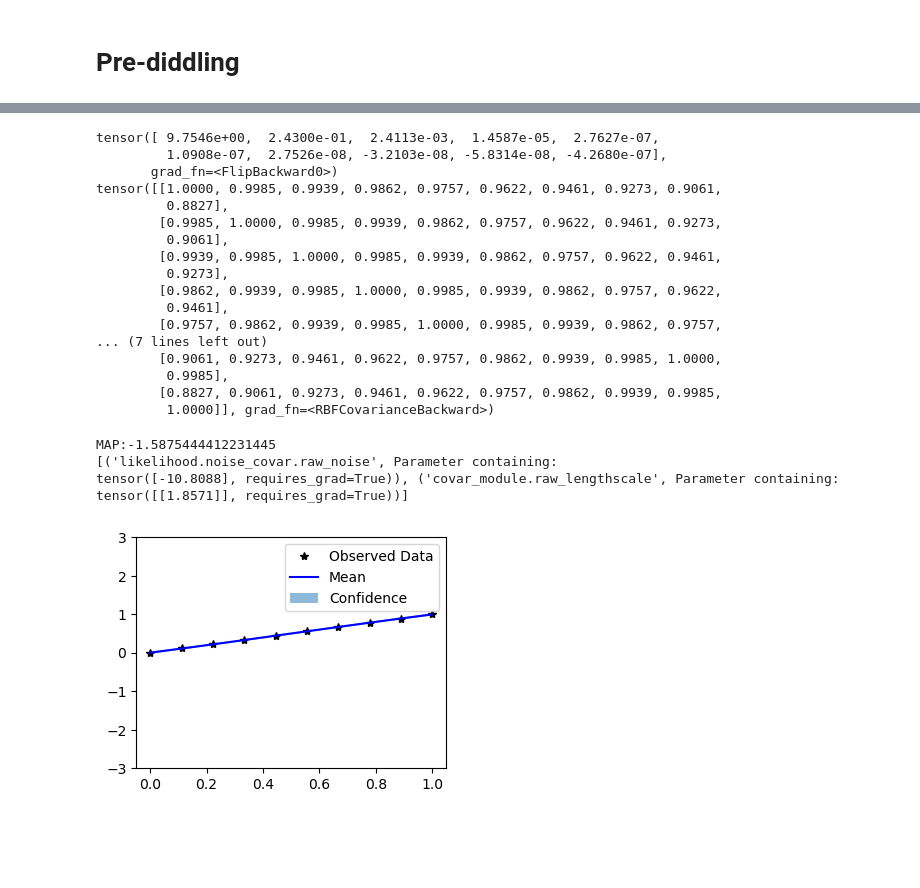
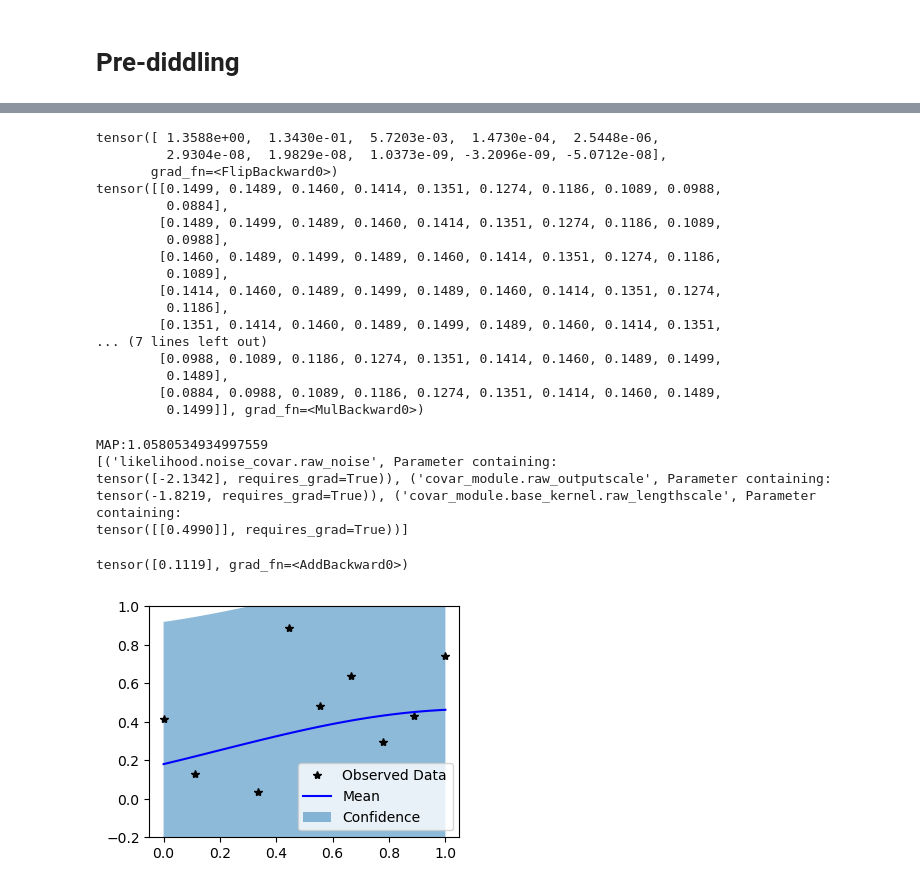
Before and after one commit to ABesginow/LaplaceKernelSearch, a Jupyter notebook: exploration_tests/linear.ipynb, the cells around one changed output, grey strips where cells are left out. Saved outputs shown, nothing was run; the diff lists cells and outputs as text; code cells hidden in the pictures; blank space fills up the shorter version.

```diff
--- a/exploration_tests/linear.ipynb
+++ b/exploration_tests/linear.ipynb
@@ -275,6 +275,7 @@ END = 1
 COUNT = 10
 train_x = torch.linspace(0, END, COUNT)
 train_y = torch.linspace(0, END, COUNT)
+train_y += torch.randn(train_x.size()) * torch.sqrt(torch.tensor(0.1))
 plt.plot(train_x, train_y, "o")
 # %% [output]
 [<matplotlib.lines.Line2D at 0x...>]
@@ -330,54 +333,61 @@ IndexError: invalid index of a 0-dim tensor. Use `tensor.item()` in Python or `t
 print(torch.linalg.eigh(model(train_x).covariance_matrix)[0].flip(0))
 print(model(train_x).covariance_matrix)
 # %% [output]
-tensor([ 9.7546e+00,  2.4300e-01,  2.4113e-03,  1.4587e-05,  2.7627e-07,
-         1.0908e-07,  2.7526e-08, -3.2103e-08, -5.8314e-08, -4.2680e-07],
+tensor([ 1.3588e+00,  1.3430e-01,  5.7203e-03,  1.4730e-04,  2.5448e-06,
+         2.9304e-08,  1.9829e-08,  1.0373e-09, -3.2096e-09, -5.0712e-08],
        grad_fn=<FlipBackward0>)
-tensor([[1.0000, 0.9985, 0.9939, 0.9862, 0.9757, 0.9622, 0.9461, 0.9273, 0.9061,
-         0.8827],
-        [0.9985, 1.0000, 0.9985, 0.9939, 0.9862, 0.9757, 0.9622, 0.9461, 0.9273,
-         0.9061],
-        [0.9939, 0.9985, 1.0000, 0.9985, 0.9939, 0.9862, 0.9757, 0.9622, 0.9461,
-         0.9273],
-        [0.9862, 0.9939, 0.9985, 1.0000, 0.9985, 0.9939, 0.9862, 0.9757, 0.9622,
-         0.9461],
-        [0.9757, 0.9862, 0.9939, 0.9985, 1.0000, 0.9985, 0.9939, 0.9862, 0.9757,
+tensor([[0.1499, 0.1489, 0.1460, 0.1414, 0.1351, 0.1274, 0.1186, 0.1089, 0.0988,
+         0.0884],
+        [0.1489, 0.1499, 0.1489, 0.1460, 0.1414, 0.1351, 0.1274, 0.1186, 0.1089,
+         0.0988],
+        [0.1460, 0.1489, 0.1499, 0.1489, 0.1460, 0.1414, 0.1351, 0.1274, 0.1186,
+         0.1089],
+        [0.1414, 0.1460, 0.1489, 0.1499, 0.1489, 0.1460, 0.1414, 0.1351, 0.1274,
+         0.1186],
+        [0.1351, 0.1414, 0.1460, 0.1489, 0.1499, 0.1489, 0.1460, 0.1414, 0.1351,
 ... (7 lines left out)
-        [0.9061, 0.9273, 0.9461, 0.9622, 0.9757, 0.9862, 0.9939, 0.9985, 1.0000,
-         0.9985],
-        [0.8827, 0.9061, 0.9273, 0.9461, 0.9622, 0.9757, 0.9862, 0.9939, 0.9985,
-         1.0000]], grad_fn=<RBFCovarianceBackward>)
+        [0.0988, 0.1089, 0.1186, 0.1274, 0.1351, 0.1414, 0.1460, 0.1489, 0.1499,
+         0.1489],
+        [0.0884, 0.0988, 0.1089, 0.1186, 0.1274, 0.1351, 0.1414, 0.1460, 0.1489,
+         0.1499]], grad_fn=<MulBackward0>)
 # %%
 print(f"{'MAP' if use_MAP else 'likelihood'}:{loss}")
 print(list(model.named_parameters()))
 # %% [output]
-MAP:-1.5875444412231445
+MAP:1.0580534934997559
 [('likelihood.noise_covar.raw_noise', Parameter containing:
-tensor([-10.8088], requires_grad=True)), ('covar_module.raw_lengthscale', Parameter containing:
-tensor([[1.8571]], requires_grad=True))]
+tensor([-2.1342], requires_grad=True)), ('covar_module.raw_outputscale', Parameter containing:
+tensor(-1.8219, requires_grad=True)), ('covar_module.base_kernel.raw_lengthscale', Parameter containing:
+tensor([[0.4990]], requires_grad=True))]
+# %%
+model.likelihood.noise
+# %% [output]
+tensor([0.1119], grad_fn=<AddBackward0>)
 # %%
 # Get into evaluation (predictive posterior) mode
 model.eval()
 likelihood.eval()
 
 # Test points are regularly spaced along [0,1]
 # Make predictions by feeding model through likelihood
 with torch.no_grad(), gpytorch.settings.fast_pred_var():
     test_x = torch.linspace(0, 1, 51)
-    observed_pred = likelihood(model(test_x))
+    a = model(test_x)
+    observed_pred = likelihood(a)
+
 with torch.no_grad():
     # Initialize plot
     f, ax = plt.subplots(1, 1, figsize=(4, 3))
 
     # Get upper and lower confidence bounds
     lower, upper = observed_pred.confidence_region()
     # Plot training data as black stars
     ax.plot(train_x.numpy(), train_y.numpy(), 'k*')
     # Plot predictive means as blue line
     ax.plot(test_x.numpy(), observed_pred.mean.numpy(), 'b')
     # Shade between the lower and upper confidence bounds
     ax.fill_between(test_x.numpy(), lower.numpy(), upper.numpy(), alpha=0.5)
-    ax.set_ylim([-3, 3])
+    ax.set_ylim([-0.2, 1])
     ax.legend(['Observed Data', 'Mean', 'Confidence'])
 # %% [output]
-[figure, old version]
+[figure, new version]
```
Also changed, not shown: parts of 21 cells of this notebook.
